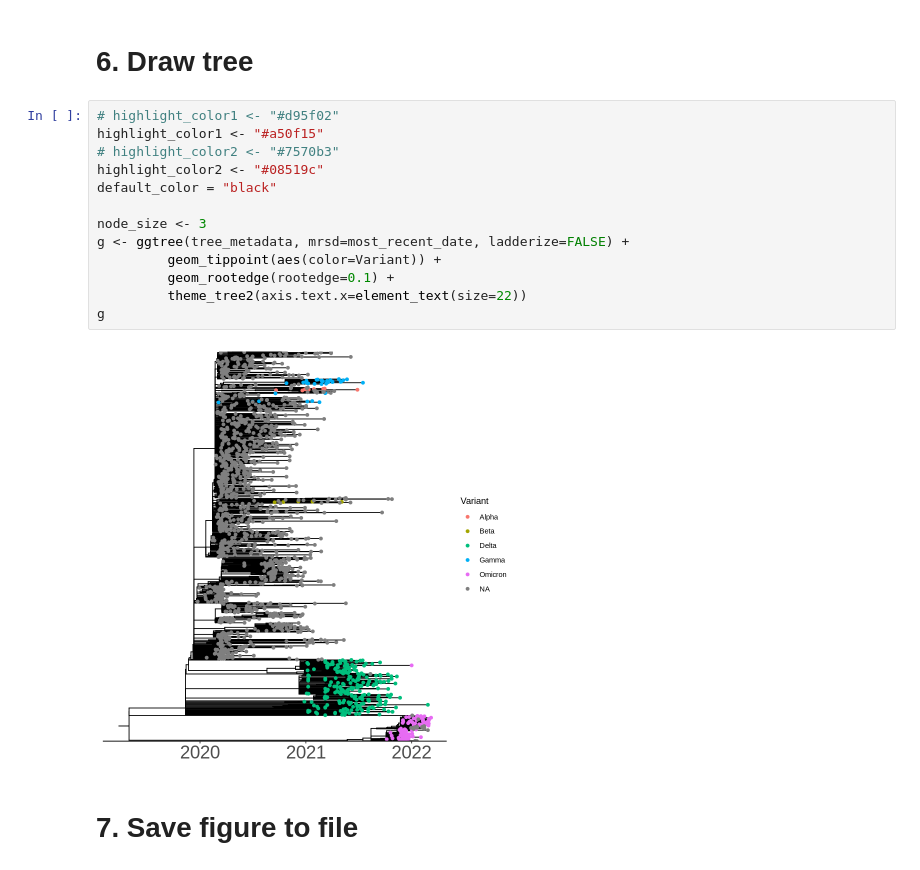
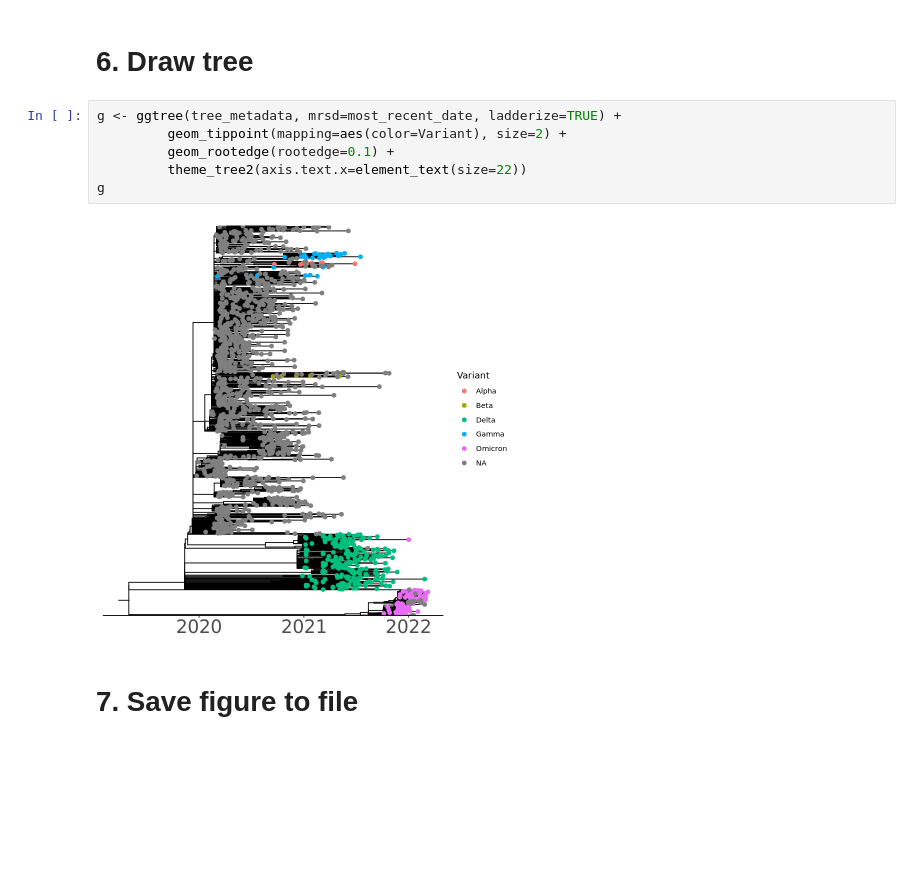
Before and after one commit to apetkau/ggtree-tutorial, a Jupyter notebook: ggtree-visualization.ipynb, the cells around one changed output. Drawn from its saved outputs; the diff is of its cells as text; blank space fills up the shorter version.

Commit message:
Updated visualization

```diff
--- a/ggtree-visualization.ipynb
+++ b/ggtree-visualization.ipynb
@@ -145,20 +189,13 @@ A data.frame: 1 × 10
 # %% [markdown]
 # 6. Draw tree
 # %%
-# highlight_color1 <- "#d95f02"
-highlight_color1 <- "#a50f15"
-# highlight_color2 <- "#7570b3"
-highlight_color2 <- "#08519c"
-default_color = "black"
-
-node_size <- 3
-g <- ggtree(tree_metadata, mrsd=most_recent_date, ladderize=FALSE) +
-         geom_tippoint(aes(color=Variant)) +
+g <- ggtree(tree_metadata, mrsd=most_recent_date, ladderize=TRUE) +
+         geom_tippoint(mapping=aes(color=Variant), size=2) +
          geom_rootedge(rootedge=0.1) +
          theme_tree2(axis.text.x=element_text(size=22))
 g
 # %% [output]
-[figure, old version]
+[figure, new version]
 # %% [markdown]
 # 7. Save figure to file
 # %%
```
Also changed, not shown: parts of 8 cells of this notebook.
